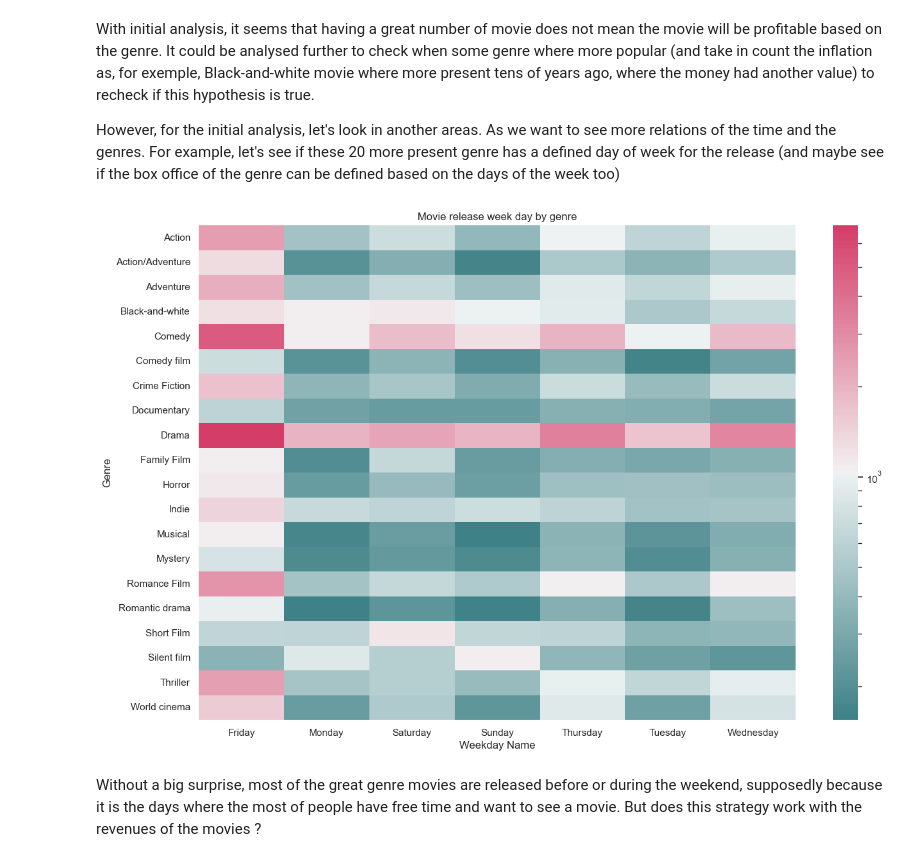
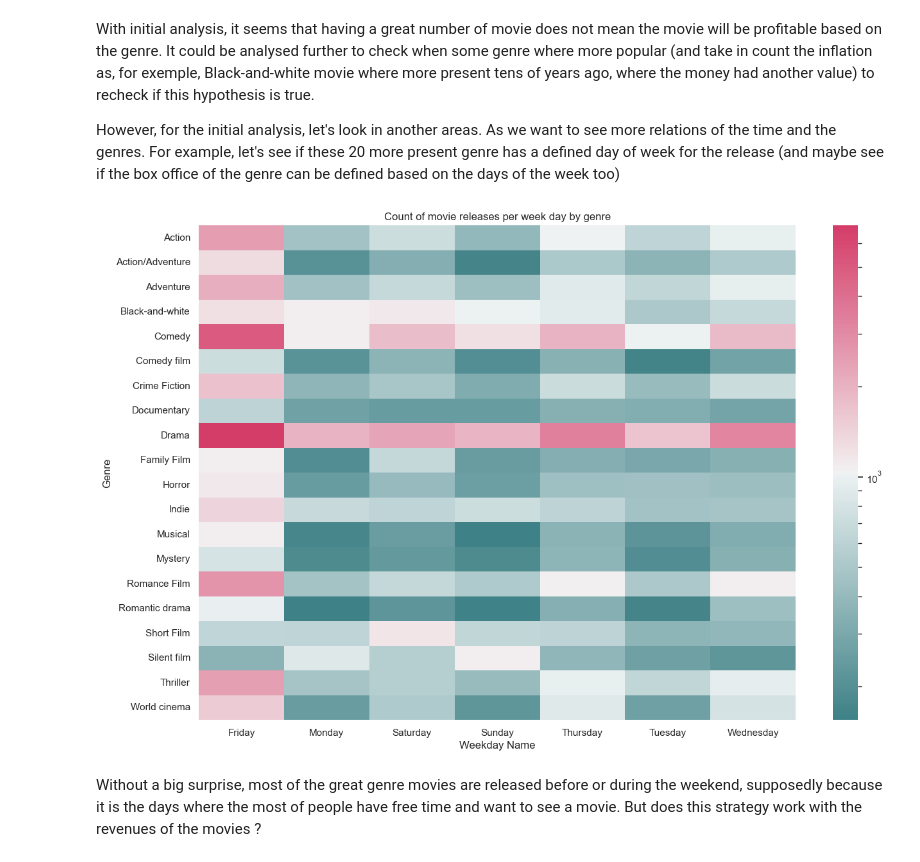
Before and after one commit to epfl-ada/ada-2023-project-deapdatadestroyers, a Jupyter notebook: data_movie_analysis.ipynb, the cells around one changed output. Saved outputs shown, nothing was run; the diff lists cells and outputs as text; code cells hidden in the pictures.

```diff
--- a/data_movie_analysis.ipynb
+++ b/data_movie_analysis.ipynb
@@ -253,11 +253,11 @@ df_movie_genre.dropna(subset=['Genre'], inplace=True)
 # %%
 df_genre_weekday = pd.crosstab(df_movie_genre['Genre'],df_movie_genre['Weekday Name'])
 plt.subplots(figsize=(15, 10))
 sbn.heatmap(df_genre_weekday, annot=False, cmap=sbn.diverging_palette(200, 0, as_cmap=True), norm=LogNorm())
-plt.title('Movie release week day by genre')
+plt.title('Count of movie releases per week day by genre')
 plt.show()
 # %% [output]
-[figure, old version]
+[figure, new version]
 # %% [markdown]
 Without a big surprise, most of the great genre movies are released before or during the weekend, supposedly because it is the days where the most of people have free time and want to see a movie. But does this strategy work with the revenues of the movies ?
 # %%
```
Also changed, not shown: parts of 2 cells of this notebook.
